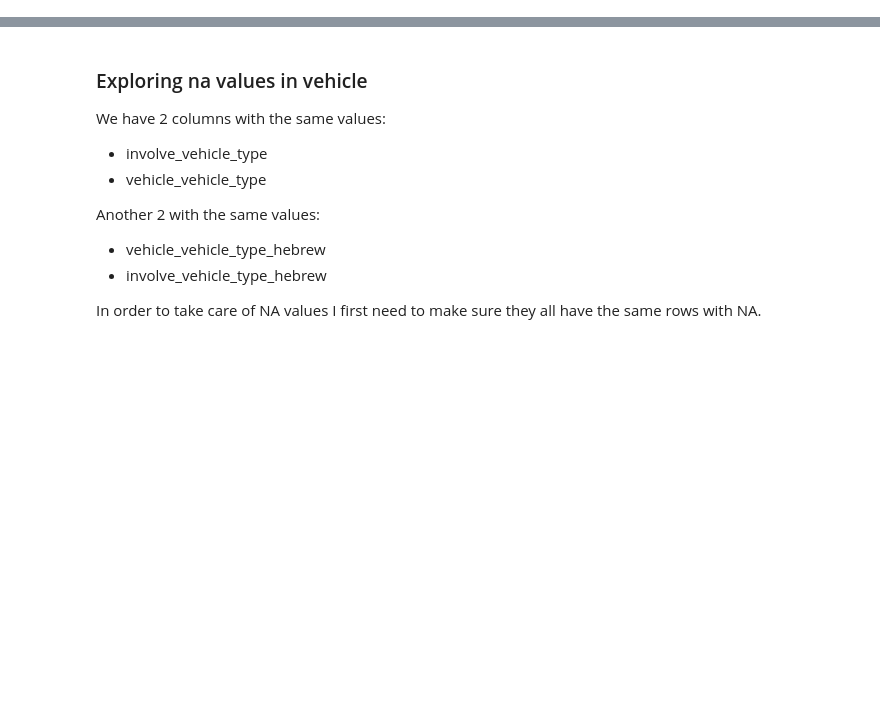
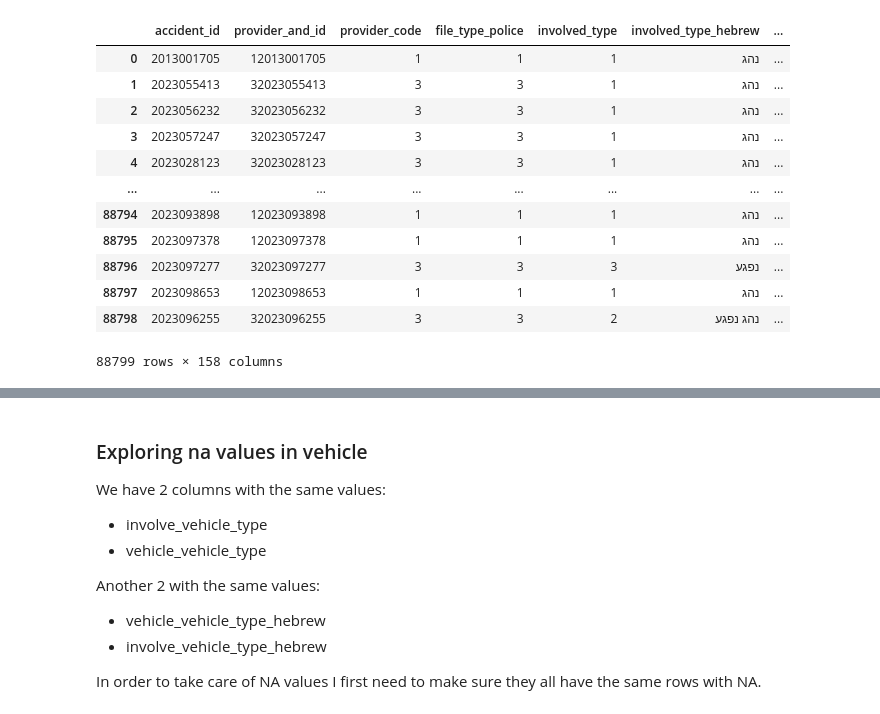
Before and after one commit to tryko/anyway, a Jupyter notebook: EDA_cleaning.ipynb, the cells around one changed output, grey strips where cells are left out. Cells and saved outputs as stored; diff of their text form; code cells hidden in the pictures; blank space fills up the shorter version.

```diff
--- a/EDA_cleaning.ipynb
+++ b/EDA_cleaning.ipynb
@@ -28,0 +124,17 @@ involved_markers_heb_ta
+# %%
+involved_markers_heb_jr = pd.read_csv('./csv_tables/involved_markers_heb_jr.csv', )
+involved_markers_heb_jr
+# %% [output]
+|  | accident_id | provider_and_id | provider_code | file_type_police | involved_type | involved_type_hebrew | ... |
+| 0 | 2013001705 | 12013001705 | 1 | 1 | 1 | נהג | ... |
+| 1 | 2023055413 | 32023055413 | 3 | 3 | 1 | נהג | ... |
+| 2 | 2023056232 | 32023056232 | 3 | 3 | 1 | נהג | ... |
+| 3 | 2023057247 | 32023057247 | 3 | 3 | 1 | נהג | ... |
+| 4 | 2023028123 | 32023028123 | 3 | 3 | 1 | נהג | ... |
+| ... | ... | ... | ... | ... | ... | ... | ... |
+| 88794 | 2023093898 | 12023093898 | 1 | 1 | 1 | נהג | ... |
+| 88795 | 2023097378 | 12023097378 | 1 | 1 | 1 | נהג | ... |
+| 88796 | 2023097277 | 32023097277 | 3 | 3 | 3 | נפגע | ... |
+| 88797 | 2023098653 | 12023098653 | 1 | 1 | 1 | נהג | ... |
+| 88798 | 2023096255 | 32023096255 | 3 | 3 | 2 | נהג נפגע | ... |
+88799 rows × 158 columns
```
Also changed, not shown: parts of 22 cells of this notebook, 2 other files.
